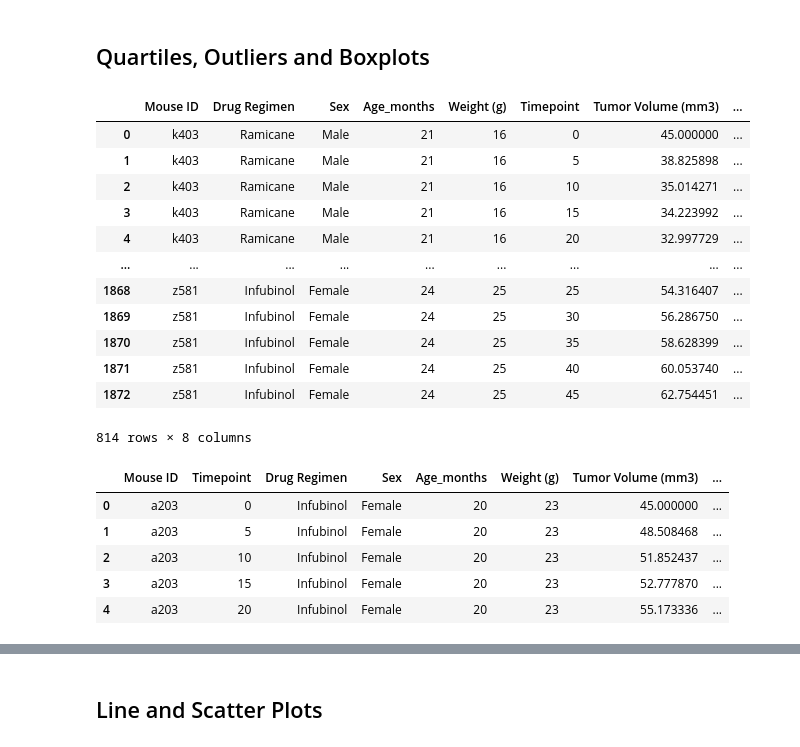
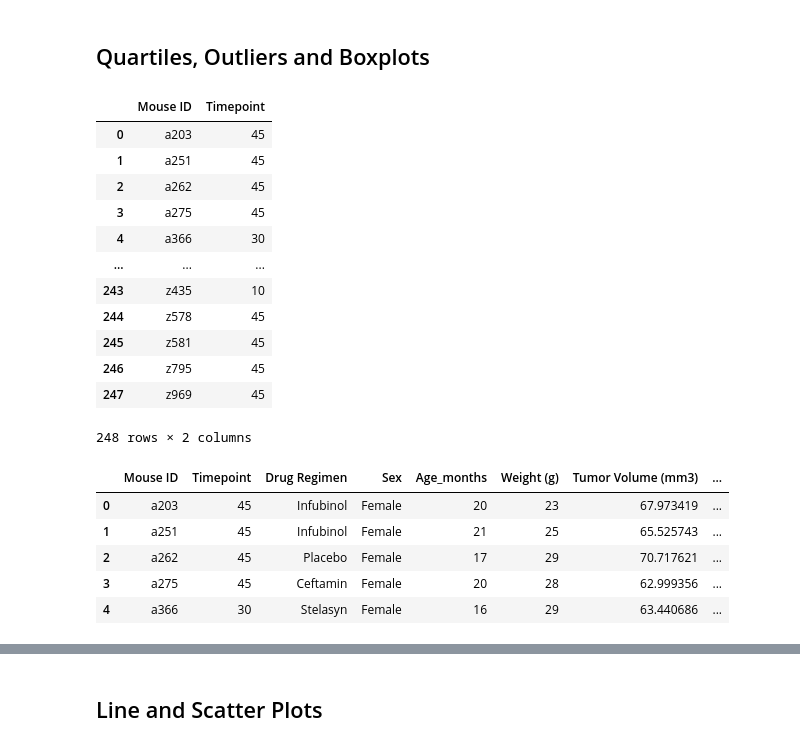
Before and after one commit to g-sloup/matplotlib-challenge, a Jupyter notebook: Pymaceuticals/pymaceuticals.ipynb, the cells around one changed output, grey strips where cells are left out. Drawn from its saved outputs; the diff is of its cells as text; code cells hidden in the pictures.

```diff
--- a/Pymaceuticals/pymaceuticals.ipynb
+++ b/Pymaceuticals/pymaceuticals.ipynb
@@ -238,57 +241,37 @@ sex_count.plot(kind="pie", y = "Count", label = "Sex", autopct="%1.1f%%", title
 #   **Hint**: All four box plots should be within the same figure.
 #         Use this [Matplotlib documentation page]
 #         (https://matplotlib.org/gallery/pyplots/boxplot_demo_pyplot.html#sphx-glr-gallery-pyplots-boxplot-demo-pyplot-py) for help with changing the style of the outliers.
-# %%
-# Calculate the final tumor volume of each mouse across four of the treatment regimens:
-# Capomulin, Ramicane, Infubinol, and Ceftamin
-
-Capo_df = Combined_data.loc[Combined_data["Drug Regimen"] == "Capomulin",:]
-Rami_df = Combined_data.loc[Combined_data["Drug Regimen"] == "Ramicane", :]
-Inful_df = Combined_data.loc[Combined_data["Drug Regimen"] == "Infubinol", :]
-Cefta_df = Combined_data.loc[Combined_data["Drug Regimen"] == "Ceftamin", :]
-# bestRX_df = clean_df.loc[(clean_df["Drug Regimen"] == "Capomulin") |
-#                          (clean_df["Drug Regimen"] == "Ramicane") |
-#                          (clean_df["Drug Regimen"] == "Infubinol") |
-#                          (clean_df["Drug Regimen"] == "Ceftamin")]
-
-bestRX_df
-# columns_to_extract = ["Mouse ID", "Drug Regimen", "Timepoint", "Tumor Volume (mm3)""]
-# last_tp_df = pd.DataFrame(bestRX_df, columns = columns_to_extract)
-
-# last_tp_df
-# %% [output]
-|  | Mouse ID | Drug Regimen | Sex | Age_months | Weight (g) | Timepoint | Tumor Volume (mm3) | ... |
-| 0 | k403 | Ramicane | Male | 21 | 16 | 0 | 45.000000 | ... |
-| 1 | k403 | Ramicane | Male | 21 | 16 | 5 | 38.825898 | ... |
-| 2 | k403 | Ramicane | Male | 21 | 16 | 10 | 35.014271 | ... |
-| 3 | k403 | Ramicane | Male | 21 | 16 | 15 | 34.223992 | ... |
-| 4 | k403 | Ramicane | Male | 21 | 16 | 20 | 32.997729 | ... |
-| ... | ... | ... | ... | ... | ... | ... | ... | ... |
-| 1868 | z581 | Infubinol | Female | 24 | 25 | 25 | 54.316407 | ... |
-| 1869 | z581 | Infubinol | Female | 24 | 25 | 30 | 56.286750 | ... |
-| 1870 | z581 | Infubinol | Female | 24 | 25 | 35 | 58.628399 | ... |
-| 1871 | z581 | Infubinol | Female | 24 | 25 | 40 | 60.053740 | ... |
-| 1872 | z581 | Infubinol | Female | 24 | 25 | 45 | 62.754451 | ... |
-814 rows × 8 columns
 # %%
 # Start by getting the last (greatest) timepoint for each mouse
+max_time = clean_df.groupby(["Mouse ID"])["Timepoint"].max()
+max_time = max_tumor.reset_index()
 
-maxRX = bestRX_df.groupby(["Mouse ID", "Timepoint"]).max()
-
-maxRX_df = pd.DataFrame(maxRX).reset_index()
-
-maxRX_df.head()
+max_time
 # %% [output]
-|  | Mouse ID | Timepoint | Drug Regimen | Sex | Age_months | Weight (g) | Tumor Volume (mm3) | ... |
-| 0 | a203 | 0 | Infubinol | Female | 20 | 23 | 45.000000 | ... |
-| 1 | a203 | 5 | Infubinol | Female | 20 | 23 | 48.508468 | ... |
-| 2 | a203 | 10 | Infubinol | Female | 20 | 23 | 51.852437 | ... |
-| 3 | a203 | 15 | Infubinol | Female | 20 | 23 | 52.777870 | ... |
-| 4 | a203 | 20 | Infubinol | Female | 20 | 23 | 55.173336 | ... |
+|  | Mouse ID | Timepoint |
+| 0 | a203 | 45 |
+| 1 | a251 | 45 |
+| 2 | a262 | 45 |
+| 3 | a275 | 45 |
+| 4 | a366 | 30 |
+| ... | ... | ... |
+| 243 | z435 | 10 |
+| 244 | z578 | 45 |
+| 245 | z581 | 45 |
+| 246 | z795 | 45 |
+| 247 | z969 | 45 |
+248 rows × 2 columns
 # %%
 # Merge this group df with the original dataframe to get the tumor volume at the last timepoint
-maxRX_merge = pd.merge(maxRX_df, mouse_df, on = ["Mouse ID", "Drug Regimen", "Timepoint"], how = "left")
+tumor_vol = max_time.merge(clean_df, on=["Mouse ID", "Timepoint"], how="left")
 
-maxRX_merge
+tumor_vol.head()
+# %% [output]
+|  | Mouse ID | Timepoint | Drug Regimen | Sex | Age_months | Weight (g) | Tumor Volume (mm3) | ... |
+| 0 | a203 | 45 | Infubinol | Female | 20 | 23 | 67.973419 | ... |
+| 1 | a251 | 45 | Infubinol | Female | 21 | 25 | 65.525743 | ... |
+| 2 | a262 | 45 | Placebo | Female | 17 | 29 | 70.717621 | ... |
+| 3 | a275 | 45 | Ceftamin | Female | 20 | 28 | 62.999356 | ... |
+| 4 | a366 | 30 | Stelasyn | Female | 16 | 29 | 63.440686 | ... |
 # %%
 # Put treatments into a list for for loop (and later for plot labels)
```
Also changed, not shown: parts of 8 cells of this notebook.
